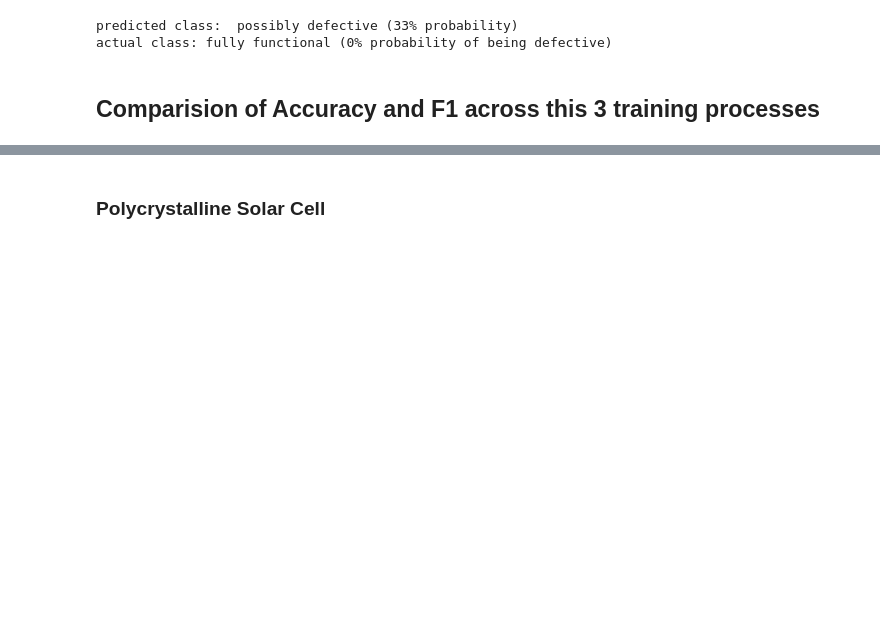
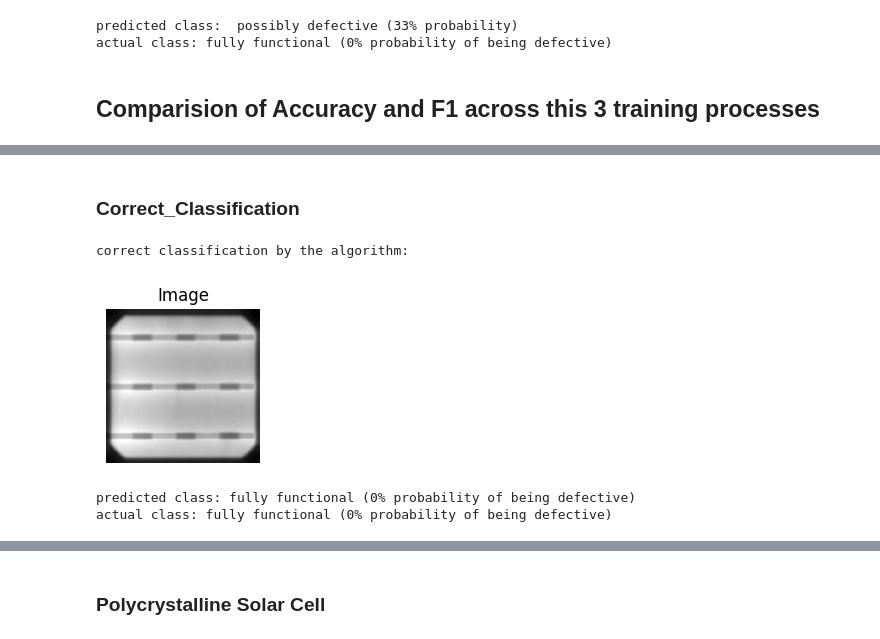
Before and after one commit to fardu8/SolarPanel-EL-Analyzer, a Jupyter notebook: Jarvis_comp9517_project _notebook.ipynb, the cells around one changed output, grey strips where cells are left out. Cells and saved outputs as stored; diff of their text form; code cells hidden in the pictures; blank space fills up the shorter version.

```diff
--- a/Jarvis_comp9517_project _notebook.ipynb
+++ b/Jarvis_comp9517_project _notebook.ipynb
@@ -351,6 +406,8 @@ __F1 score__
 # %%
 with open('./data/pickles/model_mono.pkl', 'rb') as f:
     model_mono = pk.load(f)
+# %%
+dimension = (128, 128)
 # %%
 model_mono.predict()
 # %%
@@ -364,0 +424,17 @@ Confusion matrix:
+# %% [markdown]
+### Correct_Classification
+# %%
+check_idx = 82
+actual_image = model_mono.test_X[:, check_idx]
+correct_idx = model_mono.nearest_image(actual_image)
+print("correct classification by the algorithm: ")
+show_image(actual_image.reshape(dimension), title="Image", is_cmap=True)
+print(
+    f"predicted class: {map_label_to_probability(label_map[model_mono.train_y[correct_idx]])}\n" +
+    f"actual class: {map_label_to_probability(model_mono.test_y[check_idx])}"
+)
+# %% [output]
+correct classification by the algorithm:
+[figure, added]
+predicted class: fully functional (0% probability of being defective)
+actual class: fully functional (0% probability of being defective)
```
Also changed, not shown: parts of 25 cells of this notebook, 5 other files.
